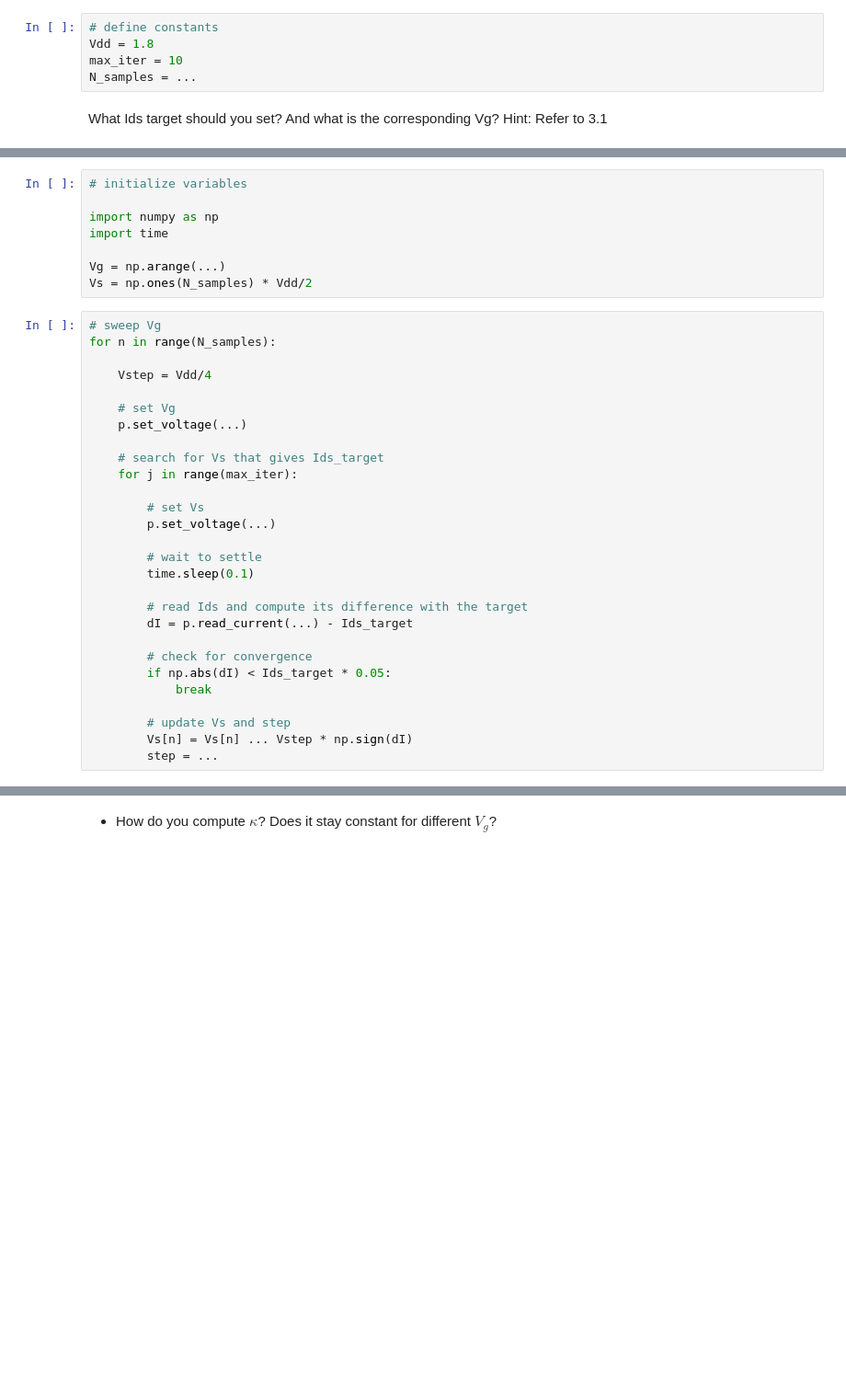
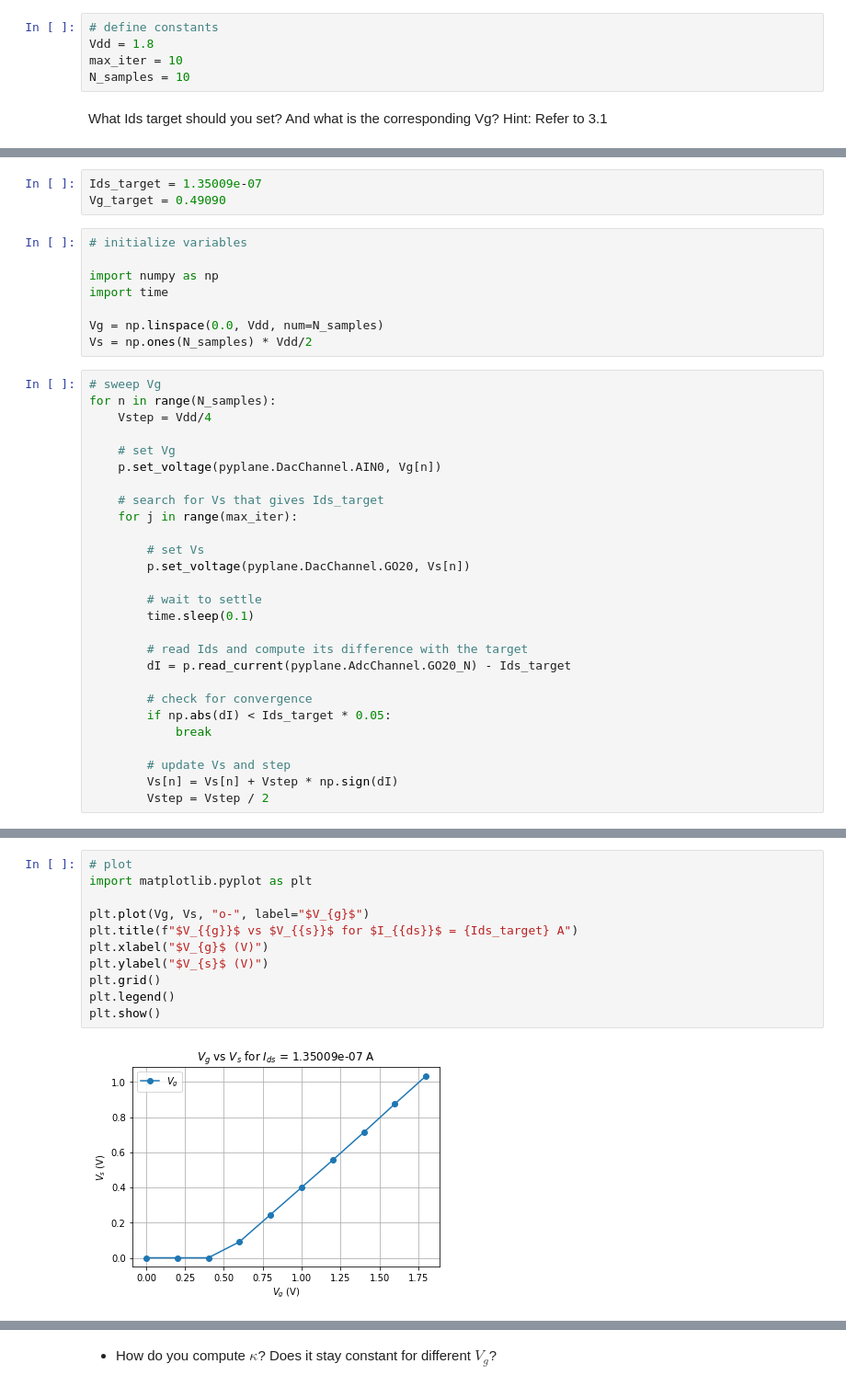
Before and after one commit to janhohenheim/neuromorphic-engineering-one, a Jupyter notebook: neuromorphic_engineering_one/session3_subthreshold_behavior_of_transistors/2021_Lab3_SubThr_4.5_Jan_Hohenheim.ipynb, the cells around one changed output, grey strips where cells are left out. Shown at 92% size. Cells and saved outputs as stored; diff of their text form; blank space fills up the shorter version.

```diff
--- a/neuromorphic_engineering_one/session3_subthreshold_behavior_of_transistors/2021_Lab3_SubThr_4.5_Jan_Hohenheim.ipynb
+++ b/neuromorphic_engineering_one/session3_subthreshold_behavior_of_transistors/2021_Lab3_SubThr_4.5_Jan_Hohenheim.ipynb
@@ -389,7 +414,7 @@ Hint: Because we cannot read the voltage of the GO pins, it is not possible to s
 # define constants
 Vdd = 1.8
 max_iter = 10
-N_samples = ...
+N_samples = 10
 # %% [markdown]
 What Ids target should you set? And what is the corresponding Vg?
 Hint: Refer to 3.1
@@ -399,36 +421,38 @@ Vg_target =
+# %%
+Ids_target = 1.35009e-07
+Vg_target = 0.49090
 # %%
 # initialize variables
 
 import numpy as np
 import time
 
-Vg = np.arange(...)
+Vg = np.linspace(0.0, Vdd, num=N_samples)
 Vs = np.ones(N_samples) * Vdd/2
 # %%
 # sweep Vg
 for n in range(N_samples):
-
     Vstep = Vdd/4
 
     # set Vg
-    p.set_voltage(...)
+    p.set_voltage(pyplane.DacChannel.AIN0, Vg[n])
 
     # search for Vs that gives Ids_target
     for j in range(max_iter):
 
         # set Vs
-        p.set_voltage(...)
+        p.set_voltage(pyplane.DacChannel.GO20, Vs[n])
 
         # wait to settle
         time.sleep(0.1)
 
         # read Ids and compute its difference with the target
-        dI = p.read_current(...) - Ids_target
+        dI = p.read_current(pyplane.AdcChannel.GO20_N) - Ids_target
 
         # check for convergence
         if np.abs(dI) < Ids_target * 0.05:
             break
 
         # update Vs and step
-        Vs[n] = Vs[n] ... Vstep * np.sign(dI)
-        step = ...
+        Vs[n] = Vs[n] + Vstep * np.sign(dI)
+        Vstep = Vstep / 2
@@ -437,2 +459,15 @@ for n in range(N_samples):
+# %%
+# plot
+import matplotlib.pyplot as plt
+
+plt.plot(Vg, Vs, "o-", label="$V_{g}$")
+plt.title(f"$V_{{g}}$ vs $V_{{s}}$ for $I_{{ds}}$ = {Ids_target} A")
+plt.xlabel("$V_{g}$ (V)")
+plt.ylabel("$V_{s}$ (V)")
+plt.grid()
+plt.legend()
+plt.show()
+# %% [output]
+[figure, added]
 # %%
 # if it looks nice in the plot, save it!
```
Also changed, not shown: parts of 13 cells of this notebook.
